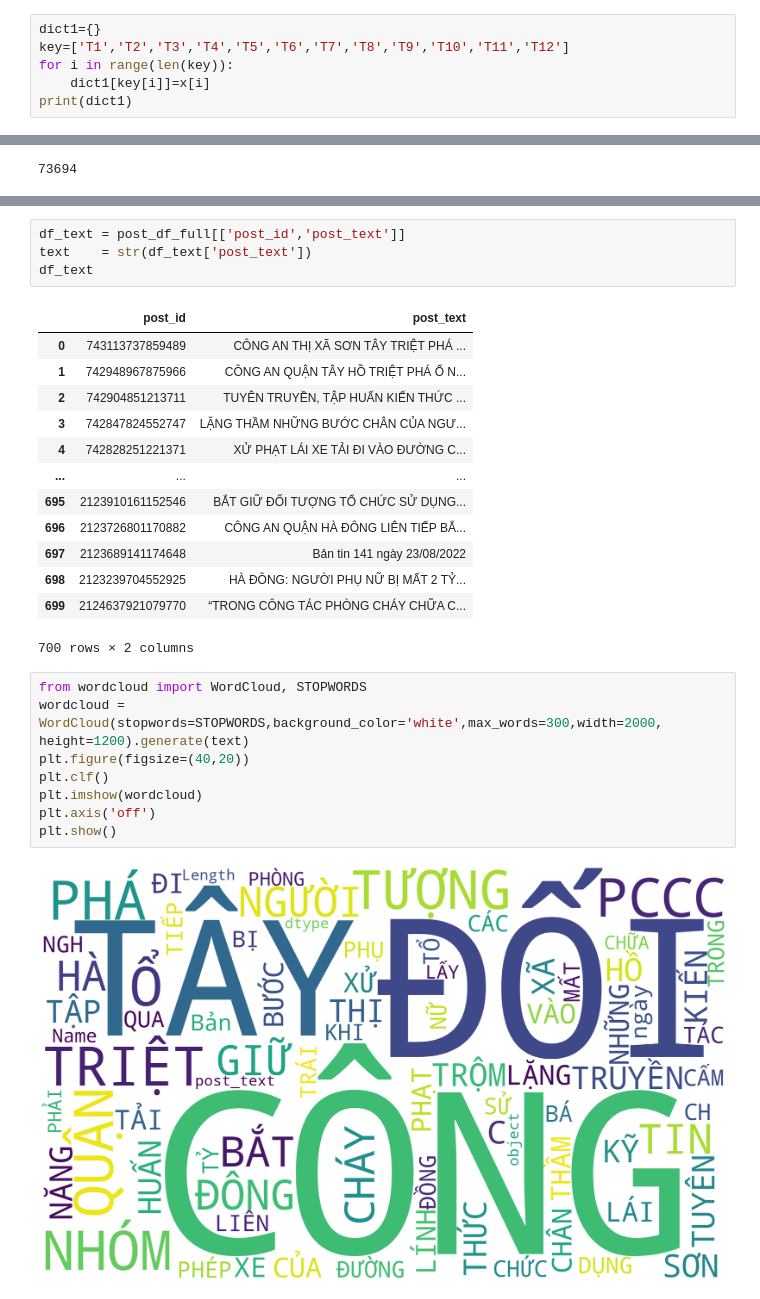
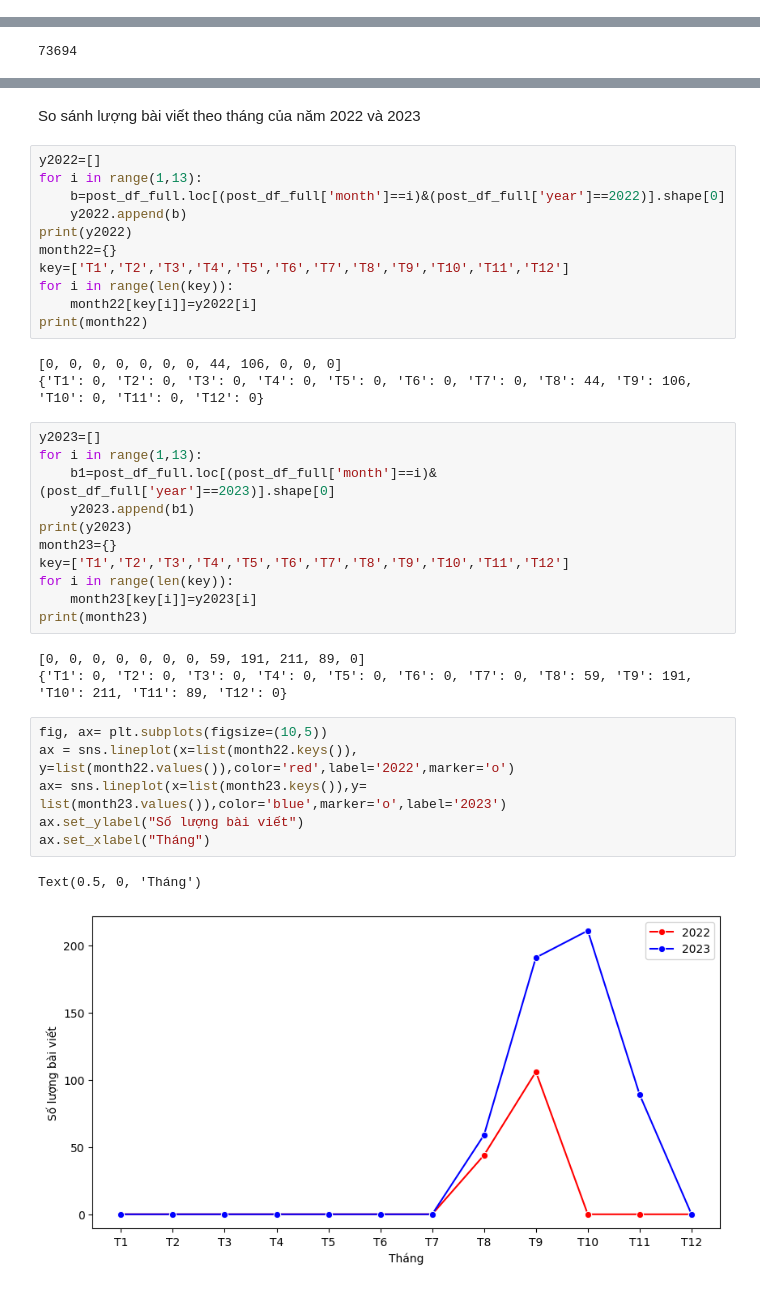
Before and after one commit to photienanh/final_project, a Jupyter notebook: analyze_data.ipynb, the cells around one changed output, grey strips where cells are left out. Drawn from its saved outputs; the diff is of its cells as text.

```diff
--- a/analyze_data.ipynb
+++ b/analyze_data.ipynb
@@ -297,6 +232,0 @@ print(x)
-# %%
-dict1={}
-key=['T1','T2','T3','T4','T5','T6','T7','T8','T9','T10','T11','T12']
-for i in range(len(key)):
-    dict1[key[i]]=x[i]
-print(dict1)
@@ -332,31 +274,42 @@ comments_full
 [{'comment_id': '835818171352702', 'comment_url': 'https://facebook.com/835818171352702', 'commenter_id': '100024354576422', 'commenter_url': 'https://facebook.com/chau.loan.980967?eav=Afb_U4XCX17f-Do ...
 [{'comment_id': '1248472032570072', 'comment_url': 'https://facebook.com/1248472032570072', 'commenter_id': '100000046616685', 'commenter_url': 'https://facebook.com/pham.ngai.58?eav=Afb9qJY8z9cPaRbnu ...
 Name: count, Length: 551, dtype: int64
-# %%
-df_text = post_df_full[['post_id','post_text']]
-text    = str(df_text['post_text'])
-df_text
-# %% [output]
-|  | post_id | post_text |
-| 0 | 743113737859489 | CÔNG AN THỊ XÃ SƠN TÂY TRIỆT PHÁ ... |
-| 1 | 742948967875966 | CÔNG AN QUẬN TÂY HỒ TRIỆT PHÁ Ổ N... |
-| 2 | 742904851213711 | TUYÊN TRUYỀN, TẬP HUẤN KIẾN THỨC ... |
-| 3 | 742847824552747 | LẶNG THẦM NHỮNG BƯỚC CHÂN CỦA NGƯ... |
-| 4 | 742828251221371 | XỬ PHẠT LÁI XE TẢI ĐI VÀO ĐƯỜNG C... |
-| ... | ... | ... |
-| 695 | 2123910161152546 | BẮT GIỮ ĐỐI TƯỢNG TỔ CHỨC SỬ DỤNG... |
-| 696 | 2123726801170882 | CÔNG AN QUẬN HÀ ĐÔNG LIÊN TIẾP BẮ... |
-| 697 | 2123689141174648 | Bản tin 141 ngày 23/08/2022 |
-| 698 | 2123239704552925 | HÀ ĐÔNG: NGƯỜI PHỤ NỮ BỊ MẤT 2 TỶ... |
-| 699 | 2124637921079770 | “TRONG CÔNG TÁC PHÒNG CHÁY CHỮA C... |
-700 rows × 2 columns
-# %%
-from wordcloud import WordCloud, STOPWORDS
-wordcloud = WordCloud(stopwords=STOPWORDS,background_color='white',max_words=300,width=2000, height=1200).generate(text)
-plt.figure(figsize=(40,20))
-plt.clf()
-plt.imshow(wordcloud)
-plt.axis('off')
-plt.show()
-# %% [output]
-[figure, removed]
+# %% [markdown]
+So sánh lượng bài viết theo tháng của năm 2022 và 2023
+# %%
+y2022=[]
+for i in range(1,13):
+    b=post_df_full.loc[(post_df_full['month']==i)&(post_df_full['year']==2022)].shape[0]
+    y2022.append(b)
+print(y2022)
+month22={}
+key=['T1','T2','T3','T4','T5','T6','T7','T8','T9','T10','T11','T12']
+for i in range(len(key)):
+    month22[key[i]]=y2022[i]
+print(month22)
+# %% [output]
+[0, 0, 0, 0, 0, 0, 0, 44, 106, 0, 0, 0]
+{'T1': 0, 'T2': 0, 'T3': 0, 'T4': 0, 'T5': 0, 'T6': 0, 'T7': 0, 'T8': 44, 'T9': 106, 'T10': 0, 'T11': 0, 'T12': 0}
+# %%
+y2023=[]
+for i in range(1,13):
+    b1=post_df_full.loc[(post_df_full['month']==i)&(post_df_full['year']==2023)].shape[0]
+    y2023.append(b1)
+print(y2023)
+month23={}
+key=['T1','T2','T3','T4','T5','T6','T7','T8','T9','T10','T11','T12']
+for i in range(len(key)):
+    month23[key[i]]=y2023[i]
+print(month23)
+# %% [output]
+[0, 0, 0, 0, 0, 0, 0, 59, 191, 211, 89, 0]
+{'T1': 0, 'T2': 0, 'T3': 0, 'T4': 0, 'T5': 0, 'T6': 0, 'T7': 0, 'T8': 59, 'T9': 191, 'T10': 211, 'T11': 89, 'T12': 0}
+# %%
+fig, ax= plt.subplots(figsize=(10,5))
+ax = sns.lineplot(x=list(month22.keys()), y=list(month22.values()),color='red',label='2022',marker='o')
+ax= sns.lineplot(x=list(month23.keys()),y= list(month23.values()),color='blue',marker='o',label='2023')
+ax.set_ylabel("Số lượng bài viết")
+ax.set_xlabel("Tháng")
+# %% [output]
+Text(0.5, 0, 'Tháng')
+[figure, added]
```
Also changed, not shown: parts of 38 cells of this notebook.
